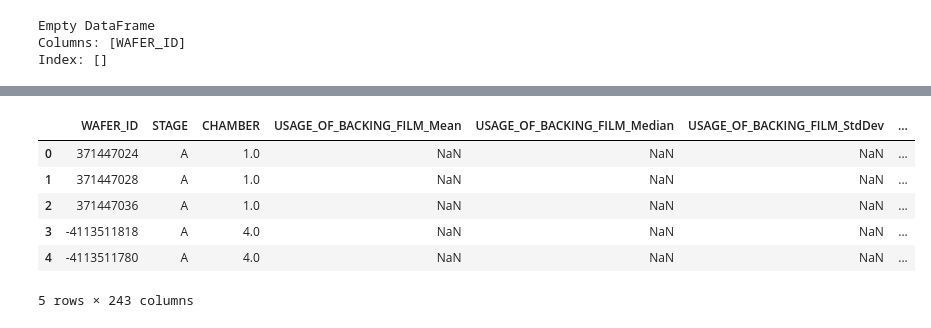
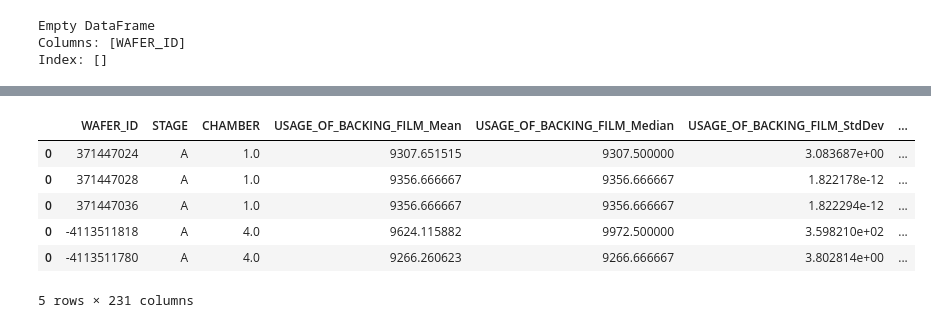
Before and after one commit to sadia575/featureengineering, a Jupyter notebook: notebook/featureengineering.ipynb, the cells around one changed output, grey strips where cells are left out. Saved outputs shown, nothing was run; the diff lists cells and outputs as text; code cells hidden in the pictures.

```diff
--- a/notebook/featureengineering.ipynb
+++ b/notebook/featureengineering.ipynb
@@ -121,7 +126,7 @@ training.describe()
 # %%
-unique_wafers = training["WAFER_ID"].unique()
+unique_ids = training["WAFER_ID"].unique()
 # %%
-wafer = unique_wafers[0]
+wafer = unique_ids[0]
 wafer_data = training[training["WAFER_ID"]==wafer]
 wafer_data.shape
 # %% [output]
@@ -224,0 +197,2 @@ final_df = pd.concat(wafer_rows, ignore_index=True)
+# %%
+training_set = extract_features(training)
@@ -225,10 +205,10 @@ final_df = pd.concat(wafer_rows, ignore_index=True)
 # %%
-final_df.head()
+training_set.head()
 # %% [output]
 |  | WAFER_ID | STAGE | CHAMBER | USAGE_OF_BACKING_FILM_Mean | USAGE_OF_BACKING_FILM_Median | USAGE_OF_BACKING_FILM_StdDev | ... |
-| 0 | 371447024 | A | 1.0 | NaN | NaN | NaN | ... |
-| 1 | 371447028 | A | 1.0 | NaN | NaN | NaN | ... |
-| 2 | 371447036 | A | 1.0 | NaN | NaN | NaN | ... |
-| 3 | -4113511818 | A | 4.0 | NaN | NaN | NaN | ... |
-| 4 | -4113511780 | A | 4.0 | NaN | NaN | NaN | ... |
+| 0 | 371447024 | A | 1.0 | 9307.651515 | 9307.500000 | 3.083687e+00 | ... |
+| 0 | 371447028 | A | 1.0 | 9356.666667 | 9356.666667 | 1.822178e-12 | ... |
+| 0 | 371447036 | A | 1.0 | 9356.666667 | 9356.666667 | 1.822294e-12 | ... |
+| 0 | -4113511818 | A | 4.0 | 9624.115882 | 9972.500000 | 3.598210e+02 | ... |
+| 0 | -4113511780 | A | 4.0 | 9266.260623 | 9266.666667 | 3.802814e+00 | ... |
-5 rows × 243 columns
+5 rows × 231 columns
```
Also changed, not shown: parts of 41 cells of this notebook, 3 other files.
